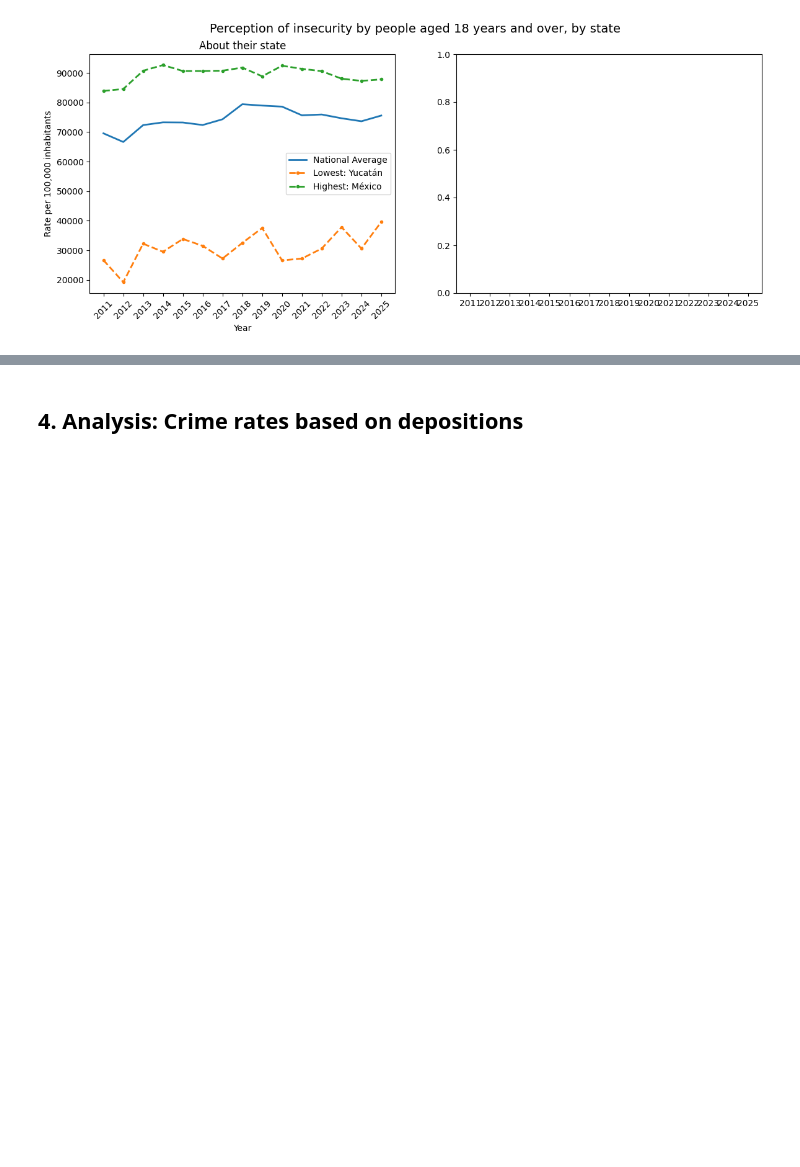
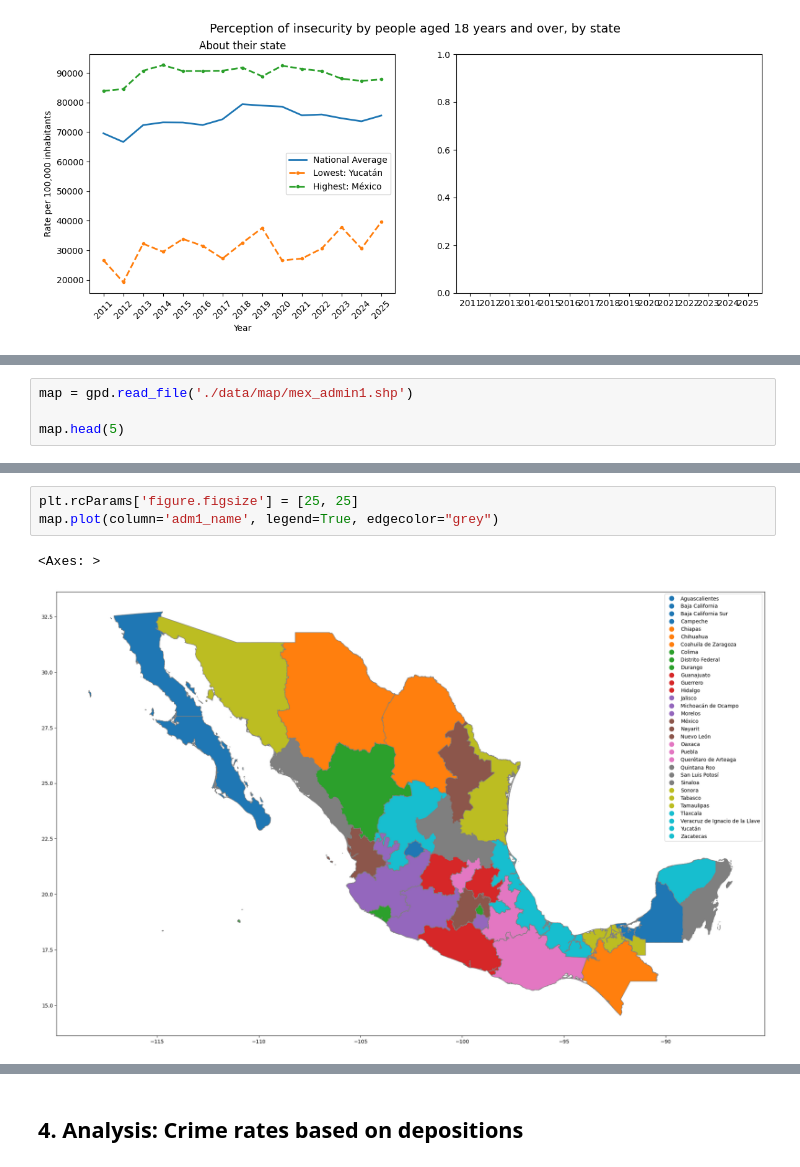
Before and after one commit to irenecelebrin/programming-for-data-analytics, a Jupyter notebook: project/project.ipynb, the cells around one changed output, grey strips where cells are left out. Cells and saved outputs as stored; diff of their text form; blank space fills up the shorter version.

Commit message:
install geopandas and plot maps

```diff
--- a/project/project.ipynb
+++ b/project/project.ipynb
@@ -635,0 +638,4 @@ Text(0.5, 0.98, 'Perception of insecurity by people aged 18 years and over, by s
+# %%
+map = gpd.read_file('./data/map/mex_admin1.shp')
+
+map.head(5)
@@ -635,0 +650,6 @@ Text(0.5, 0.98, 'Perception of insecurity by people aged 18 years and over, by s
+# %%
+plt.rcParams['figure.figsize'] = [25, 25]
+map.plot(column='adm1_name', legend=True, edgecolor="grey")
+# %% [output]
+<Axes: >
+[figure, added]
```
Also changed, not shown: parts of 16 cells of this notebook, 1 other file.
